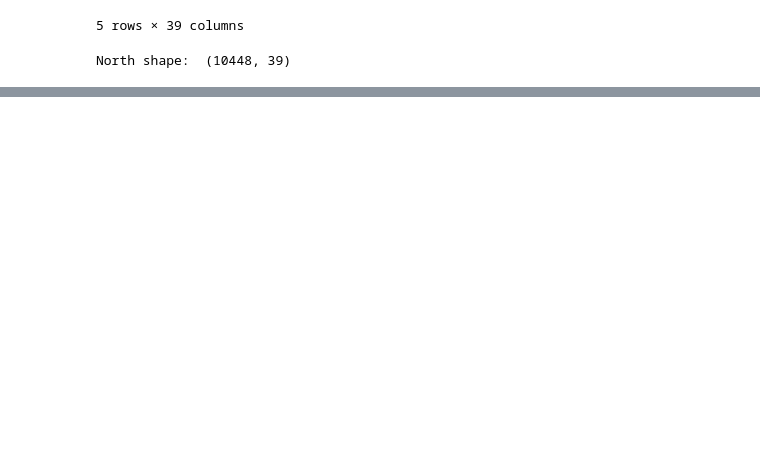
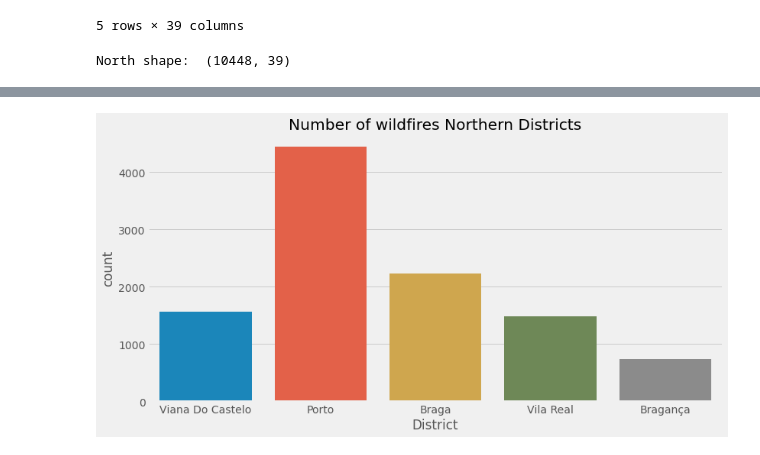
Before and after one commit to Sandokhan/mdse-stats, a Jupyter notebook: wildfire.ipynb, the cells around one changed output, grey strips where cells are left out. Saved outputs shown, nothing was run; the diff lists cells and outputs as text; code cells hidden in the pictures; blank space fills up the shorter version.

Commit message:
Started to draw some data viz.

```diff
--- a/wildfire.ipynb
+++ b/wildfire.ipynb
@@ -1,10 +1,20 @@
 # %%
 #Import Libraries
+
+# data manipulation
 import pandas as pd
 import numpy as np
 from datetime import timezone, timedelta, time, datetime
+
+
+# data viz
 import matplotlib.pyplot as plt
+from matplotlib import rcParams
 import seaborn as sns
+
+# apply some cool styling
+plt.style.use("fivethirtyeight")
+rcParams['figure.figsize'] = (12,  6)
 # %% [markdown]
 # Portugal
 
@@ -196,0 +205,9 @@ north[north.DateAlert > north.DateExtinction]
+# %%
+#Plot the unique values
+
+sns.countplot(data=north, x='District');
+plt.title("Number of wildfires Northern Districts")
+plt.xticks(rotation=0)
+plt.show()
+# %% [output]
+[figure, added]
```
Also changed, not shown: parts of 12 cells of this notebook.
